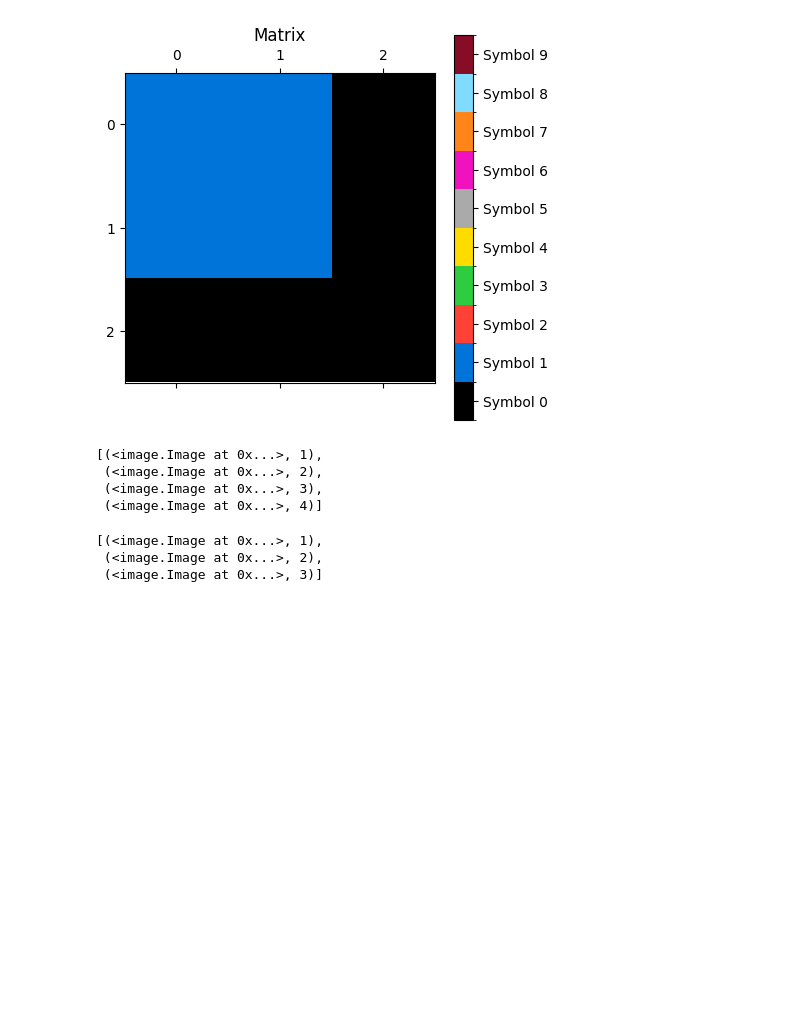
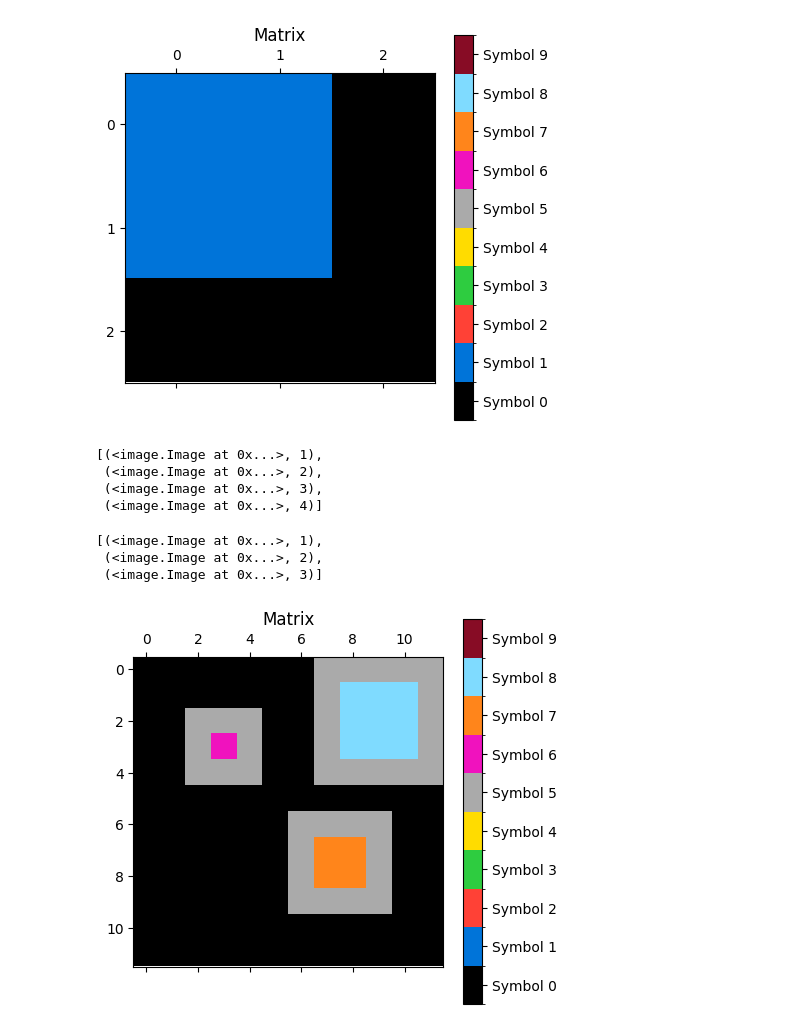
Before and after one commit to saisurbehera/arclang, a Jupyter notebook: random/understand_p1.ipynb, the cells around one changed output. Cells and saved outputs as stored; diff of their text form; code cells hidden in the pictures; blank space fills up the shorter version.

```diff
--- a/random/understand_p1.ipynb
+++ b/random/understand_p1.ipynb
@@ -199,0 +202,10 @@ img2.split_cols()
+# %%
+mask_tr= np.array(x["train"][0]["input"])
+mask_ts = np.array(x["train"][0]["output"])
+# %%
+img_test = Image(0,0,12,12,mask_ts)
+img_train = Image(0,0,12,12,mask_tr)
+# %%
+display_matrix(img_test)
+# %% [output]
+[figure, added]
```
Also changed, not shown: parts of 7 cells of this notebook, 2 other files.
